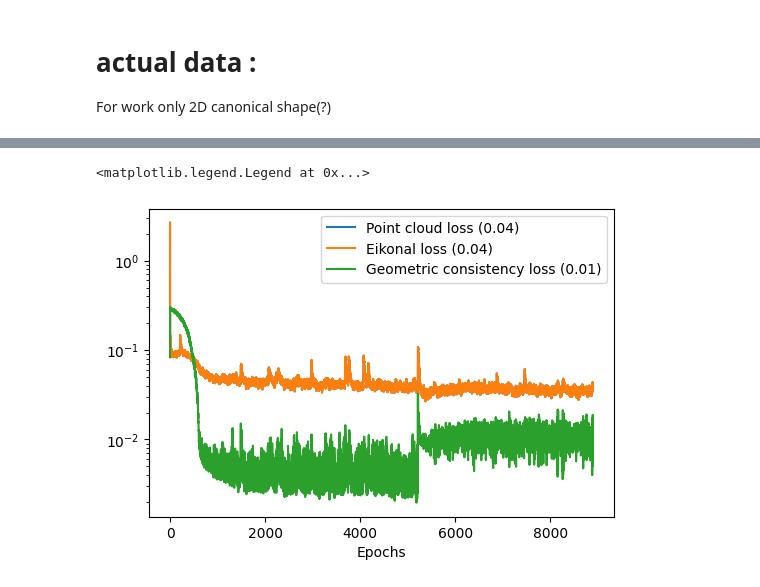
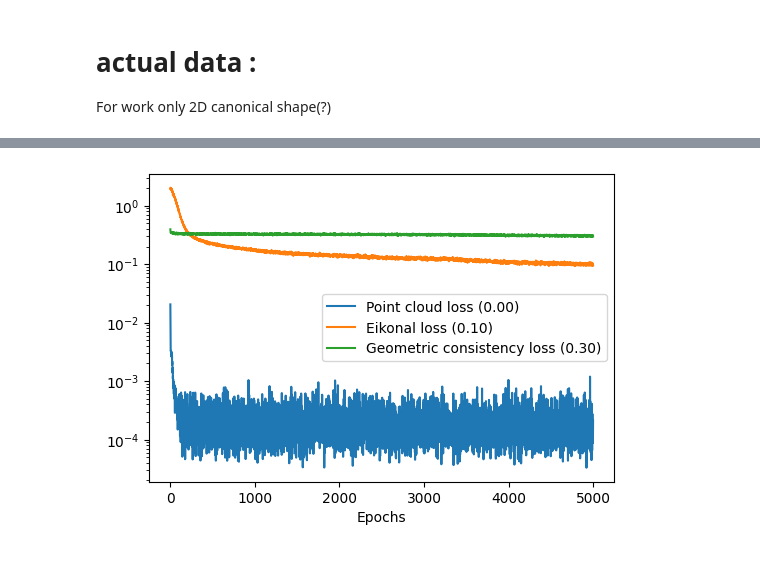
Before and after one commit to gardiens/Noise2NoiseMapping_pytorch, a Jupyter notebook: cleaner_version.ipynb, the cells around one changed output, grey strips where cells are left out. Cells and saved outputs as stored; diff of their text form; code cells hidden in the pictures.

```diff
--- a/cleaner_version.ipynb
+++ b/cleaner_version.ipynb
@@ -726,16 +728,17 @@ list_loss=[[] for k in range(10)]
 
 npl = 128
 depth = 3
-true_net = SirenNet(dim_in=2, dim_out=1, num_layers=depth, dim_hidden=npl, skip=[]).to(
-    device
-)
+# true_net = SirenNet(dim_in=2, dim_out=1, num_layers=depth, dim_hidden=npl, skip=[]).to(
+#     device
+# )
 lpc, leik, lh, llse = [], [], [], []
 lemd=[]
 lgc=[]
-list_loss=[[] for k in range(10)]
+list_loss={"emd":[],"gc":[],"eik":[]}
 pc_t0 = pc0.clone().to(device)
 pts_hintst0 = pts_hints0.clone().to(device)
 nepochs = 10000
+nepochs=5000
 pc_t0.requires_grad = True
 # nepochs=10
 optimize_nise_vf(
@@ -755,11 +758,12 @@ optimize_nise_vf(
     lambda_eik=0.001, # eikonal,
     lambda_hint=1, # ot used,
     lambda_lse=2, # not used,
-    lambda_gc=0.0001, #geometric consistency,
+    lambda_gc=0.001, #geometric consistency,
     lambda_emd=1, # lambda EMD,
     batch_size=2000,
     nepochs=nepochs,
     plot_loss=True,
+    follow_paper=False,
     list_loss=list_loss,
 )
 
@@ -817,16 +836,15 @@ display_projection(net2,pc_t0)
 # %%
 def display_loss(list_loss):
-    lgc=list_loss[2]
-    lpc=list_loss[0]
-    leik=list_loss[0]
+    lgc=list_loss["gc"]
+    lpc=list_loss["emd"]
+    leik=list_loss["eik"]
     plt.figure(figsize=(6, 4))
     plt.yscale("log")
     plt.plot(lpc, label="Point cloud loss ({:.2f})".format(lpc[-1]))
     plt.plot(leik, label="Eikonal loss ({:.2f})".format(leik[-1]))
     plt.plot(lgc, label="Geometric consistency loss ({:.2f})".format(lgc[-1]))
     plt.xlabel("Epochs")
     plt.legend()
 display_loss(list_loss)
 # %% [output]
-<matplotlib.legend.Legend at 0x...>
-[figure, old version]
+[figure, new version]
```
Also changed, not shown: parts of 19 cells of this notebook.
